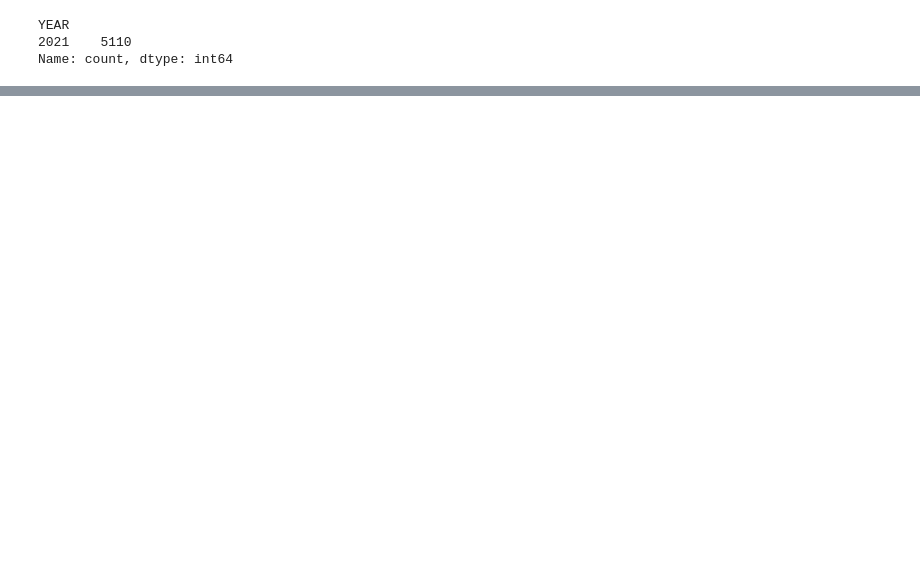
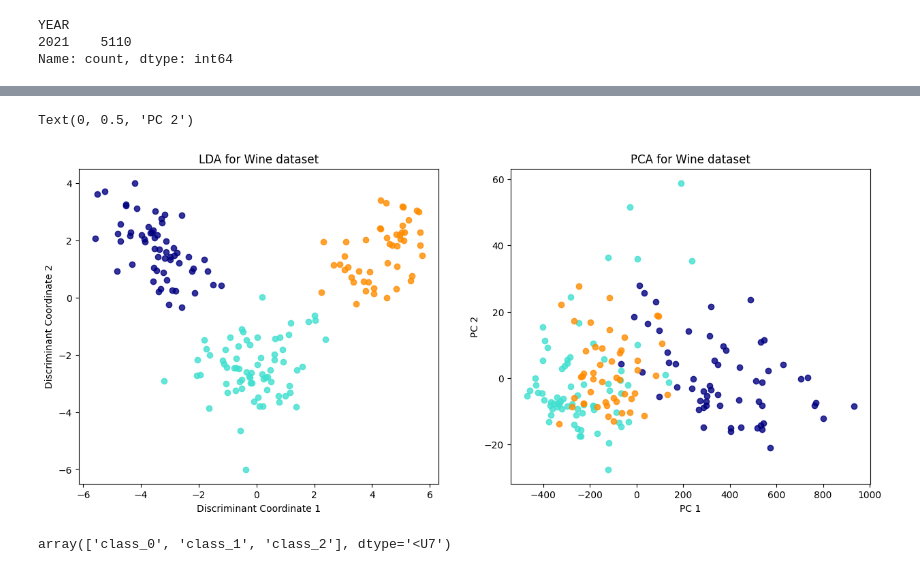
Before and after one commit to Finer-Things/2023_Erdos_Institute_Bootcamp_Education, a Jupyter notebook: EDA/data_visualizations.ipynb, the cells around one changed output, grey strips where cells are left out. Saved outputs shown, nothing was run; the diff lists cells and outputs as text; code cells hidden in the pictures; blank space fills up the shorter version.

```diff
--- a/EDA/data_visualizations.ipynb
+++ b/EDA/data_visualizations.ipynb
@@ -118,0 +152,33 @@ Name: count, dtype: int64
+# %%
+from sklearn import datasets
+from sklearn.discriminant_analysis import LinearDiscriminantAnalysis
+from sklearn.decomposition import PCA
+%matplotlib inline
+
+wine = datasets.load_wine()
+X = wine.data
+y = wine.target
+target_names = wine.target_names
+
+X_r_lda = LinearDiscriminantAnalysis(n_components=2).fit(X, y).transform(X)
+X_r_pca = PCA(n_components=2).fit(X).transform(X)
+
+
+fig, axes = plt.subplots(1,2,figsize=[15,6])
+colors = ['navy', 'turquoise', 'darkorange']
+for color, i, target_name in zip(colors, [0, 1, 2], target_names):
+    axes[0].scatter(X_r_lda[y == i, 0], X_r_lda[y == i, 1], alpha=.8, label=target_name, color=color)
+    axes[1].scatter(X_r_pca[y == i, 0], X_r_pca[y == i, 1], alpha=.8, label=target_name, color=color)
+axes[0].title.set_text('LDA for Wine dataset')
+axes[1].title.set_text('PCA for Wine dataset')
+axes[0].set_xlabel('Discriminant Coordinate 1')
+axes[0].set_ylabel('Discriminant Coordinate 2')
+axes[1].set_xlabel('PC 1')
+axes[1].set_ylabel('PC 2')
+# %% [output]
+Text(0, 0.5, 'PC 2')
+[figure, added]
+# %%
+target_names
+# %% [output]
+array(['class_0', 'class_1', 'class_2'], dtype='<U7')
```
Also changed, not shown: parts of 2 cells of this notebook.
